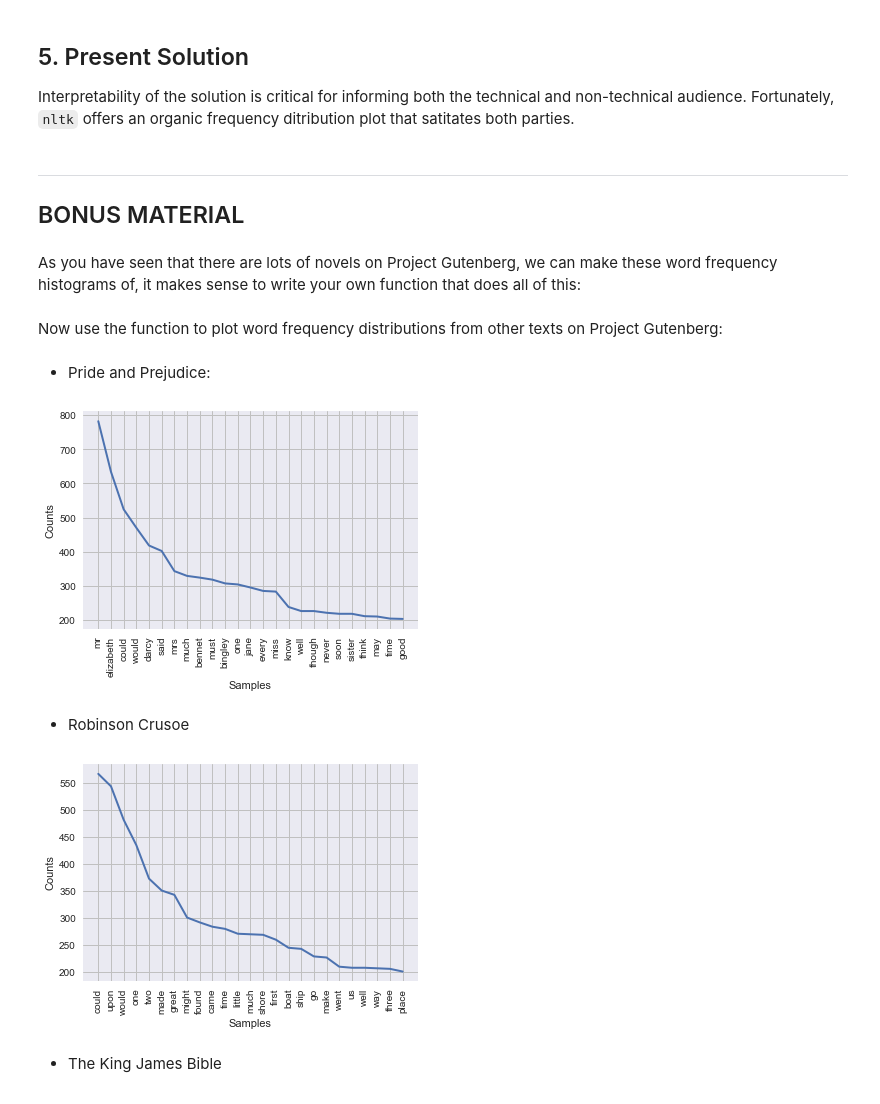
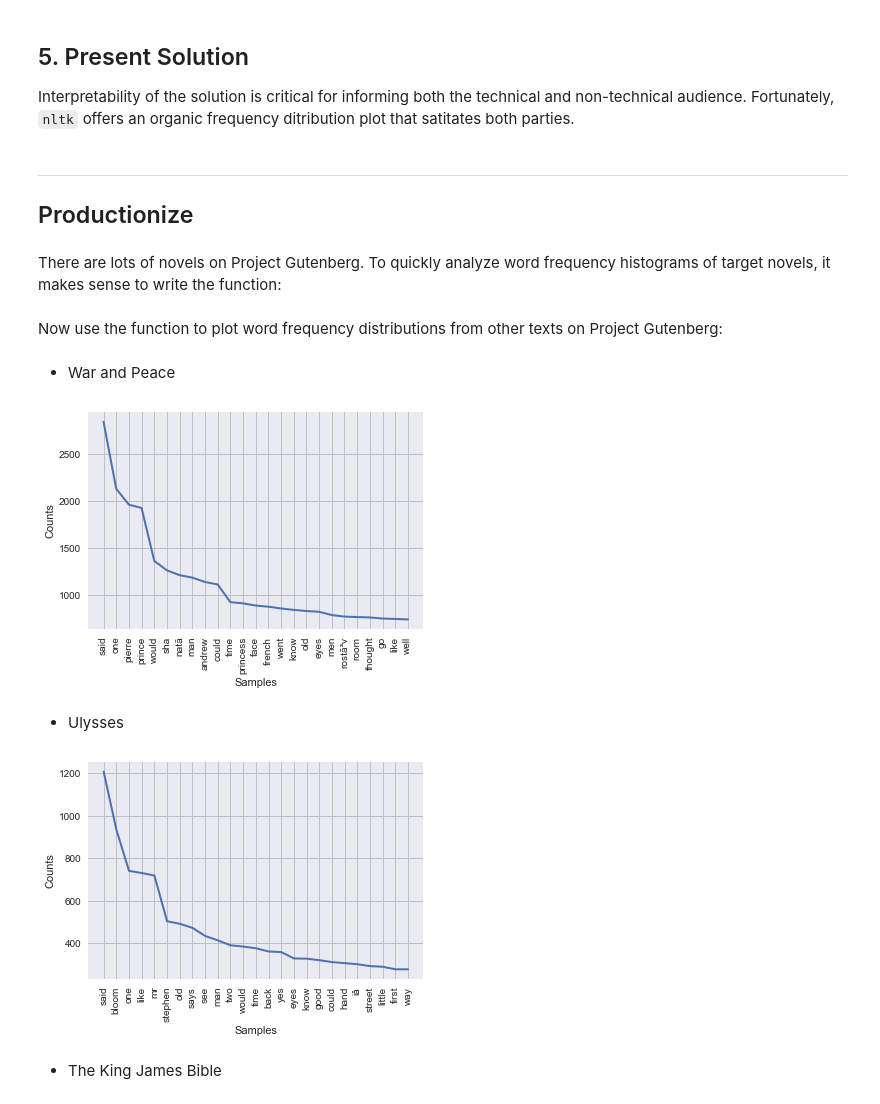
Before and after one commit to lonesome-data/CY3650-Project, a Jupyter notebook: NPS_CY3650_NLP_Project.ipynb, the cells around one changed output. Cells and saved outputs as stored; diff of their text form; code cells hidden in the pictures.

```diff
--- a/NPS_CY3650_NLP_Project.ipynb
+++ b/NPS_CY3650_NLP_Project.ipynb
@@ -28,7 +28,7 @@ In this example, the raw data is M. I. Mayfield's text _On Handling the Data_.
 The focal text of this project is freely available online at [Project Gutenberg](https://www.gutenberg.org/). The following will declare a variable pointing to the text's location at the Project Gutenberg url:
 # %%
 # Store url
-url = 'https://www.gutenberg.org/files/23429/23429-h/23429-h.htm'
+url = 'https://www.gutenberg.org/files/8649/8649-h/8649-h.htm'
 # %% [markdown]
 With access to the specific URL, now fetch the HTML.
 
@@ -357,15 +341,14 @@ freqdist1.plot(25)
 ## 5. Present Solution
 
 Interpretability of the solution is critical for informing both the technical and non-technical audience.  Fortunately, `nltk` offers an organic frequency ditribution plot that satitates both parties.
-# %% [markdown]
-___
-## BONUS MATERIAL
+# %% [markdown]
+___
+## Productionize
 # %% [markdown]
-As you have seen that there are lots of novels on Project Gutenberg, we can make these word frequency histograms of, it makes sense to write your own function that does all of this:
+There are lots of novels on Project Gutenberg.  To quickly analyze word frequency histograms of target novels, it makes sense to write the function:
 # %%
 def plot_word_freq(url):
-    """Takes a url (from Project Gutenberg) and plots a word frequency
-    distribution"""
+    """Takes a url (from Project Gutenberg) and plots a word frequency distribution"""
     # Make the request and check object type
     r = requests.get(url)
     # Extract HTML from Response object and print
@@ -397,17 +380,17 @@ def plot_word_freq(url):
 # %% [markdown]
 Now use the function to plot word frequency distributions from other texts on Project Gutenberg:
 # %% [markdown]
-* Pride and Prejudice:
+* War and Peace
 # %%
-plot_word_freq('https://www.gutenberg.org/files/42671/42671-h/42671-h.htm')
+plot_word_freq('https://www.gutenberg.org/files/2600/2600-h/2600-h.htm')
 # %% [output]
-[figure, old version]
+[figure, new version]
-# %% [markdown]
-* Robinson Crusoe
+# %% [markdown]
+* Ulysses
 # %%
-plot_word_freq('https://www.gutenberg.org/files/521/521-h/521-h.htm')
+plot_word_freq('https://www.gutenberg.org/files/4300/4300-h/4300-h.htm')
 # %% [output]
-[figure, old version]
+[figure, new version]
 # %% [markdown]
 * The King James Bible
 # %%
```
Also changed, not shown: parts of 18 cells of this notebook.
